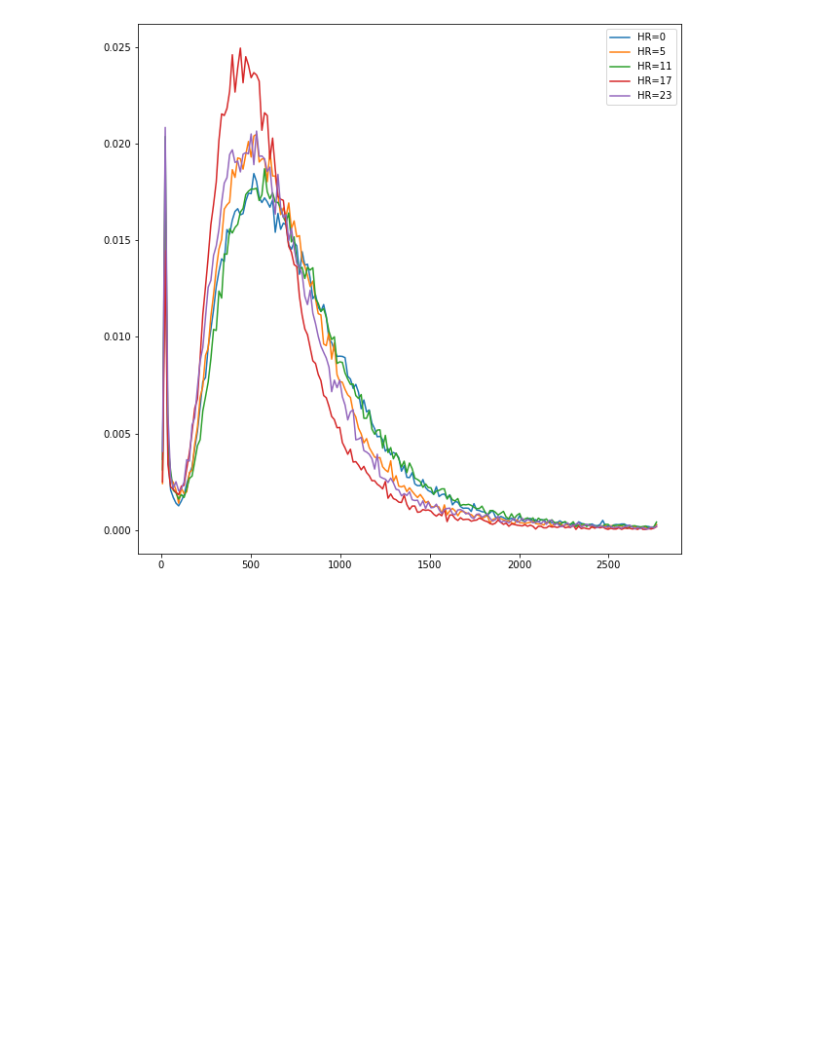
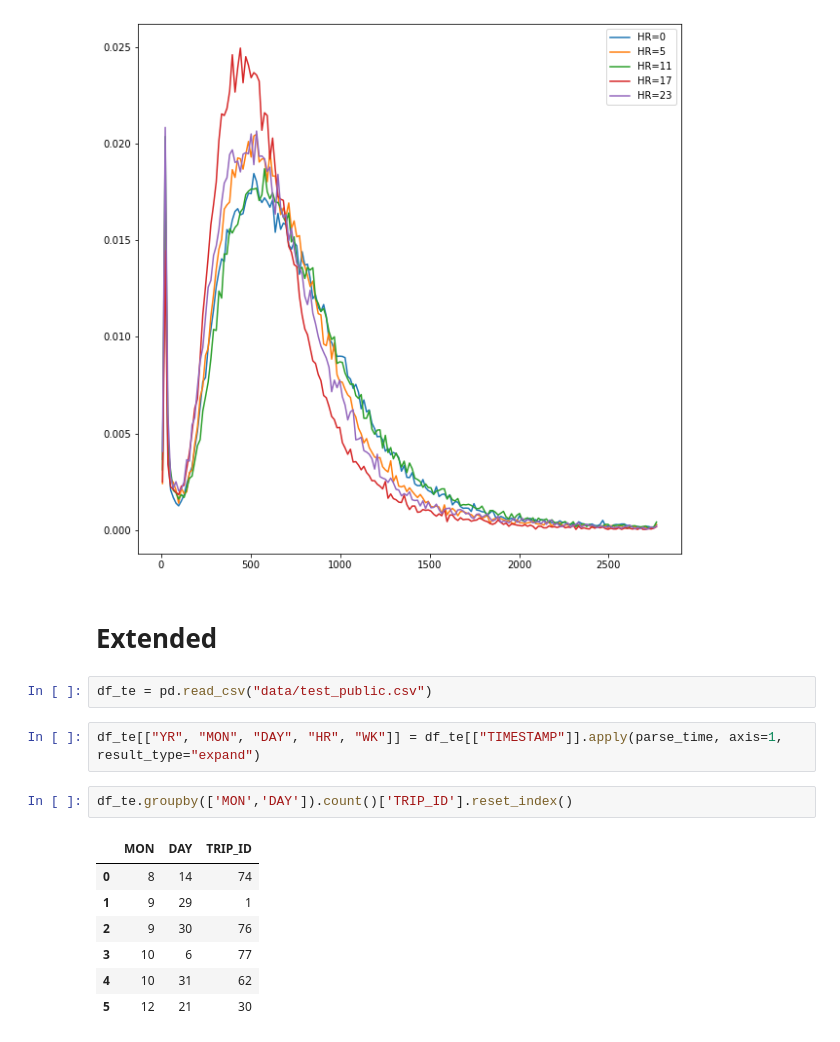
Before and after one commit to is-patel/CSE151BFINALPRJ, a Jupyter notebook: feature_engineering.ipynb, the cells around one changed output. Saved outputs shown, nothing was run; the diff lists cells and outputs as text; blank space fills up the shorter version.

```diff
--- a/feature_engineering.ipynb
+++ b/feature_engineering.ipynb
@@ -173,3 +171,19 @@ for v in [0, 5, 11, 17, 23]:
 plt.legend();
 # %% [output]
 [figure]
+# %% [markdown]
+# Extended
+# %%
+df_te = pd.read_csv("data/test_public.csv")
+# %%
+df_te[["YR", "MON", "DAY", "HR", "WK"]] = df_te[["TIMESTAMP"]].apply(parse_time, axis=1, result_type="expand")
+# %%
+df_te.groupby(['MON','DAY']).count()['TRIP_ID'].reset_index()
+# %% [output]
+|  | MON | DAY | TRIP_ID |
+| 0 | 8 | 14 | 74 |
+| 1 | 9 | 29 | 1 |
+| 2 | 9 | 30 | 76 |
+| 3 | 10 | 6 | 77 |
+| 4 | 10 | 31 | 62 |
+| 5 | 12 | 21 | 30 |
```
Also changed, not shown: parts of 12 cells of this notebook, 4 other files.
